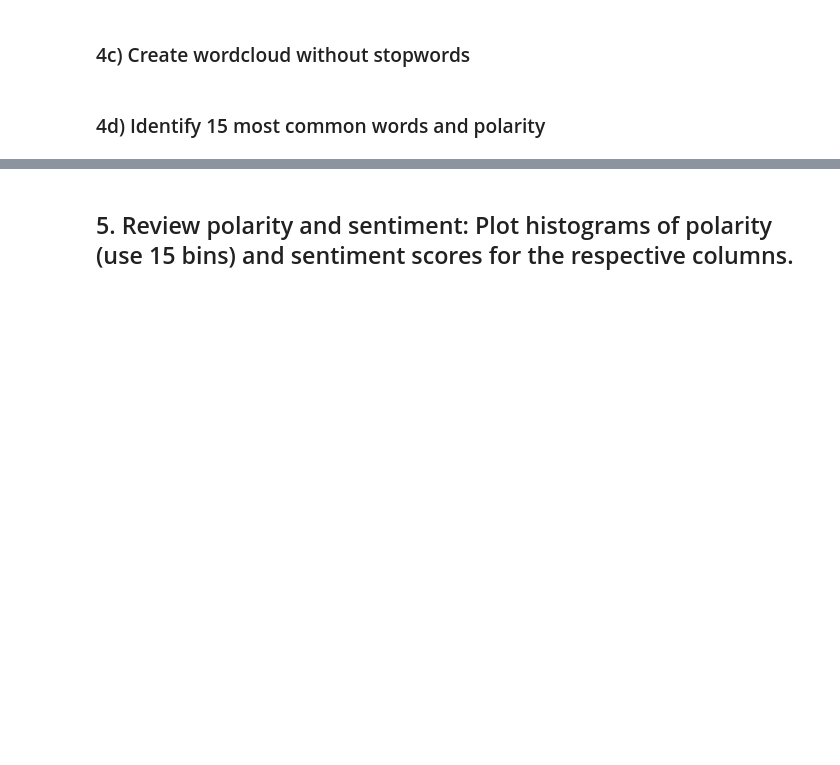
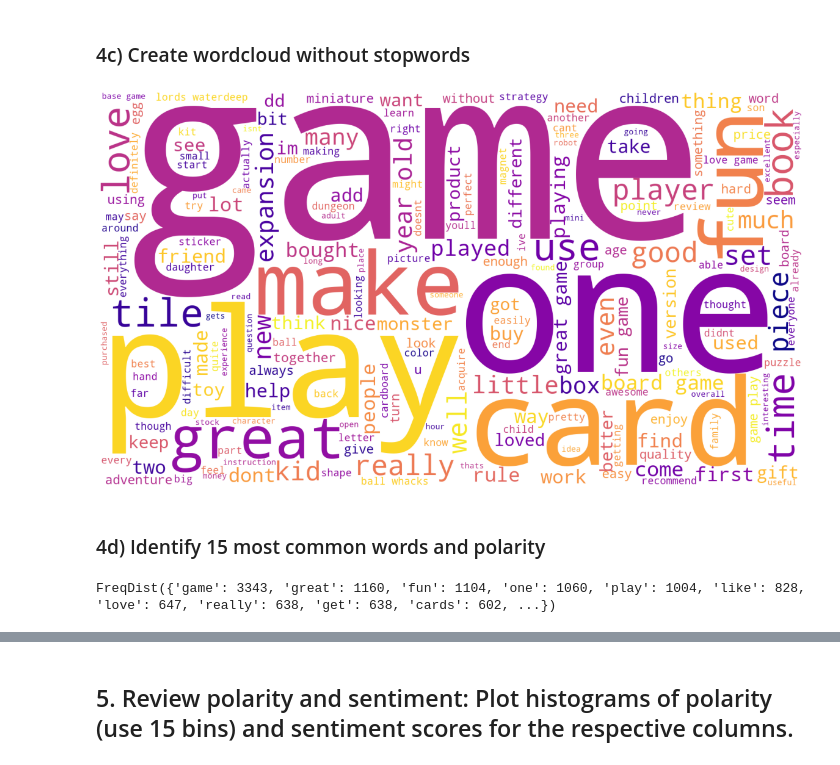
Before and after one commit to mikebenas/LSE_TurtleGames_R_Analysis, a Jupyter notebook: LSE_DA301_Assignment_Python_template.ipynb, the cells around one changed output, grey strips where cells are left out. Saved outputs shown, nothing was run; the diff lists cells and outputs as text; code cells hidden in the pictures; blank space fills up the shorter version.

```diff
--- a/LSE_DA301_Assignment_Python_template.ipynb
+++ b/LSE_DA301_Assignment_Python_template.ipynb
@@ -1298,15 +1456,54 @@ the fact that 50 of this space is wasted on art and not terribly informative or
 ### 4b) Remove alphanumeric characters and stopwords
 # %%
 # Delete all the alpanum.
+#For Review
+tokens_r = [word for word in rev_freq if word.isalnum()]
+# %%
+# Delete all the alpanum.
+#For Summary
+tokens_s = [word for word in sum_freq if word.isalnum()]
 # %%
 # Remove all the stopwords
+tokens = tokens_r + tokens_s
+# Create a set of English stop words.
+english_stopwords = set(stopwords.words('english'))
+
+# Create a filtered list of tokens without stop words.
+tokens = [x for x in tokens if x.lower() not in english_stopwords]
 # %% [markdown]
 ### 4c) Create wordcloud without stopwords
 # %%
 # Create a wordcloud without stop words.
+# Define an empty string variable.
+tokens_string = ''
+
+for value in tokens:
+    # Add each filtered token word to the string.
+    tokens_string = tokens_string + value + ' '
 # %%
 # Plot the wordcloud image.
+# Create a WordCloud.
+wordcloud = WordCloud(width = 1600, height = 900,
+                background_color ='white',
+                colormap='plasma',
+                min_font_size = 10).generate(tokens_string)
+
+# Plot the WordCloud image.
+plt.figure(figsize = (16, 9), facecolor = None)
+plt.imshow(wordcloud)
+plt.axis('off')
+plt.tight_layout(pad = 0)
+plt.show()
+# %% [output]
+[figure, added]
 # %% [markdown]
 ### 4d) Identify 15 most common words and polarity
 # %%
 # Determine the 15 most common words.
+# View the frequency distribution.
+fdist1 = FreqDist(tokens)
+
+# Preview the data.
+fdist1
+# %% [output]
+FreqDist({'game': 3343, 'great': 1160, 'fun': 1104, 'one': 1060, 'play': 1004, 'like': 828, 'love': 647, 'really': 638, 'get': 638, 'cards': 602, ...})
```
Also changed, not shown: parts of 25 cells of this notebook.
